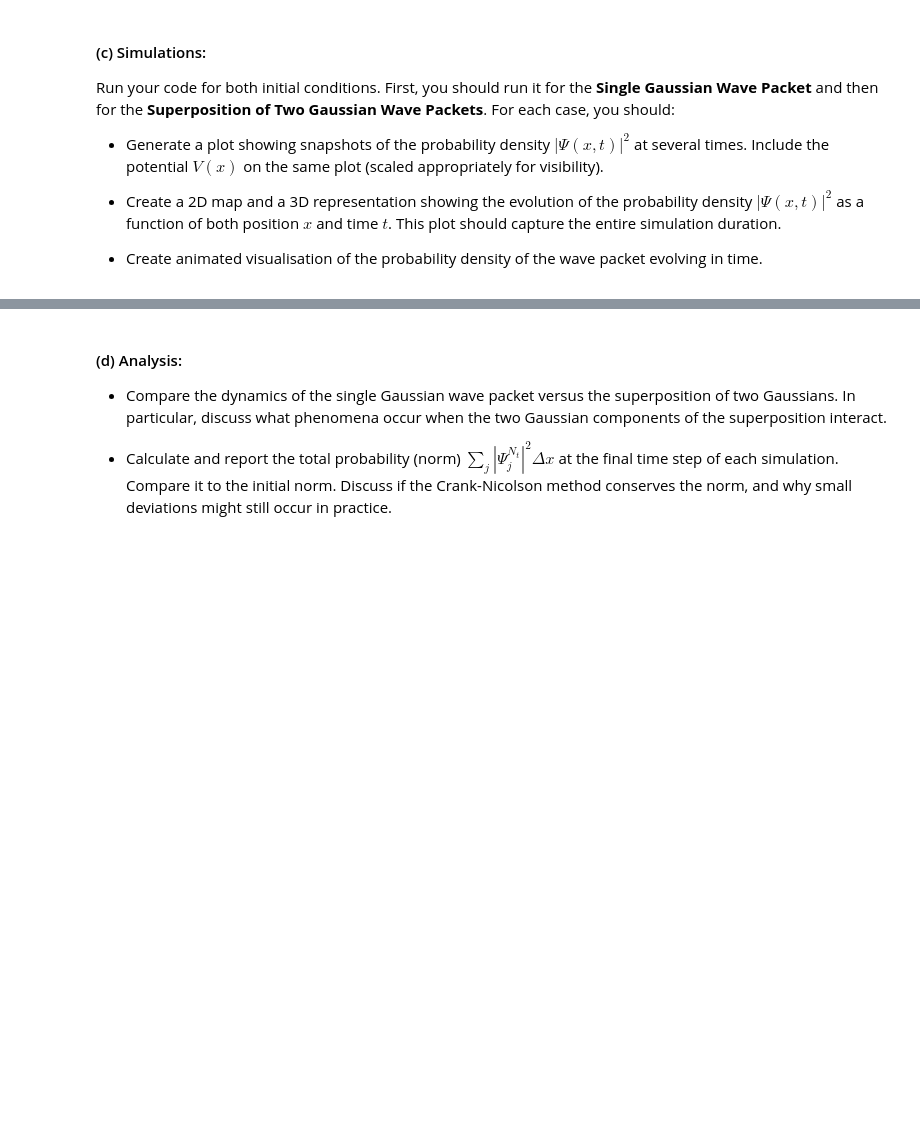
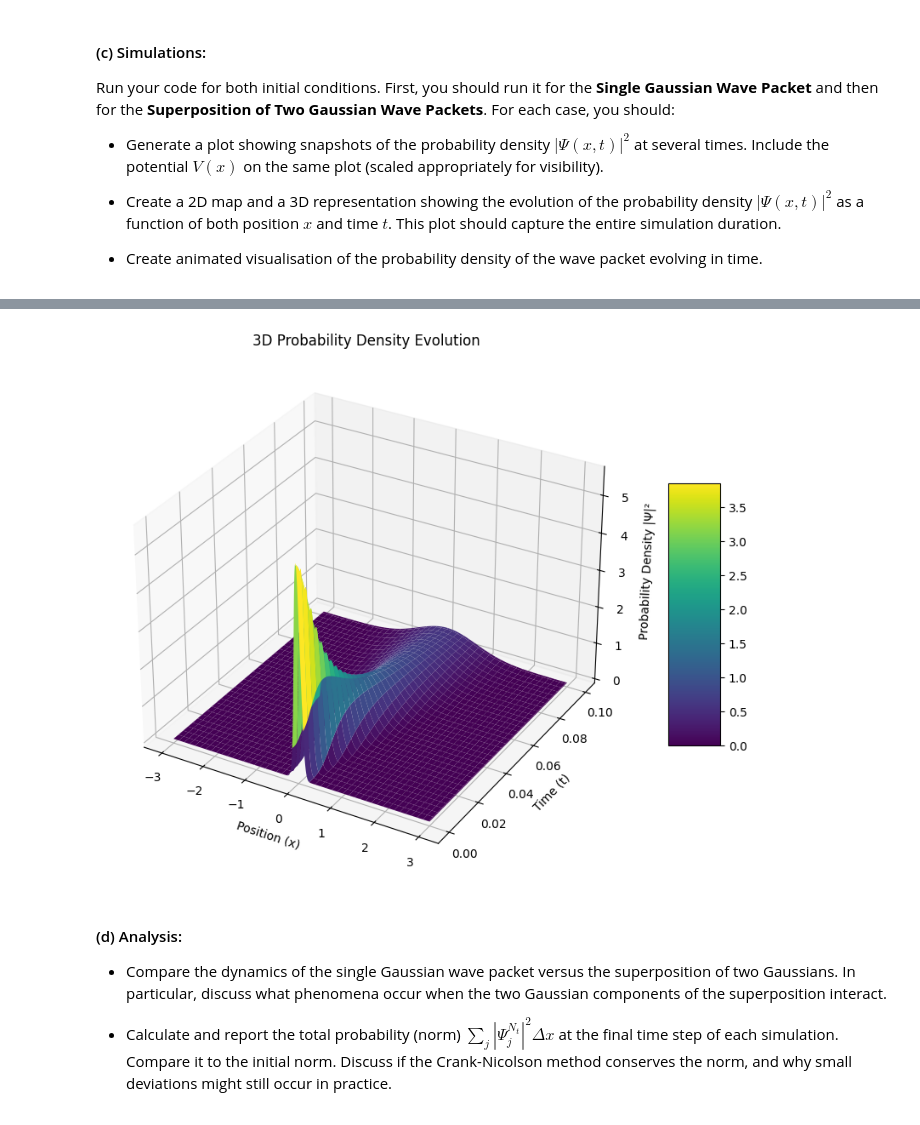
Before and after one commit to Mariannly/computational-physics-2, a Jupyter notebook: exams/final/final-exam-p1.ipynb, the cells around one changed output, grey strips where cells are left out. Saved outputs shown, nothing was run; the diff lists cells and outputs as text; code cells hidden in the pictures; blank space fills up the shorter version.

```diff
--- a/exams/final/final-exam-p1.ipynb
+++ b/exams/final/final-exam-p1.ipynb
@@ -240,3 +372,21 @@ ValueError: matmul: Input operand 1 does not have enough dimensions (has 0, gufu
+# %%
+#3d plot
+
+
+fig = plt.figure(figsize=(12, 8))
+ax = fig.add_subplot(111, projection='3d')
+X, T = np.meshgrid(solver1.x, solver1.t)
+Z = prob.T
+surf = ax.plot_surface(X, T, Z, cmap="viridis", edgecolor='none')
+ax.set_xlabel('Position (x)')
+ax.set_ylabel('Time (t)')
+
+ax.set_zlabel('Probability Density |Ψ|²')
+ax.set_title('3D Probability Density Evolution')
+fig.colorbar(surf, shrink=0.5, aspect=5)
+plt.show()
+# %% [output]
+[figure, added]
 # %% [markdown]
 
 #### (d) Analysis:
```
Also changed, not shown: parts of 8 cells of this notebook.
